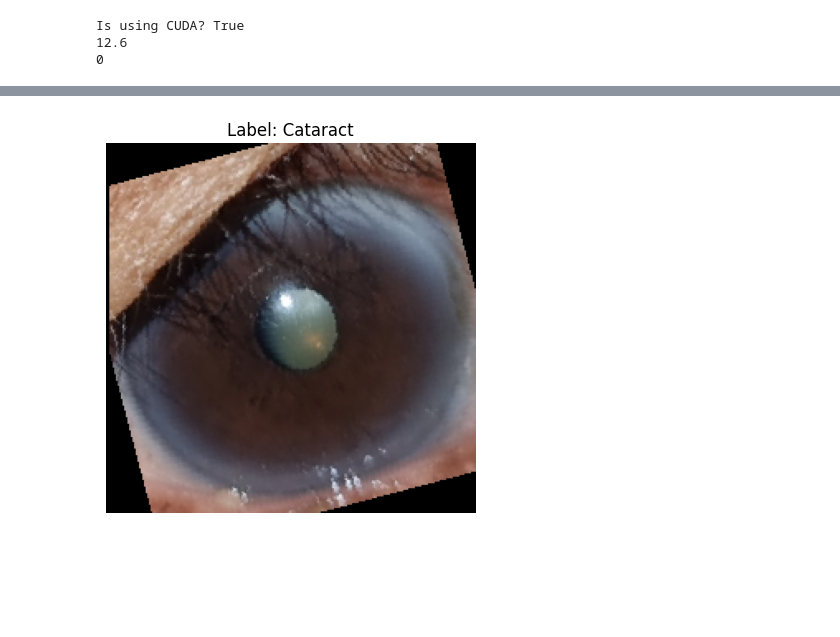
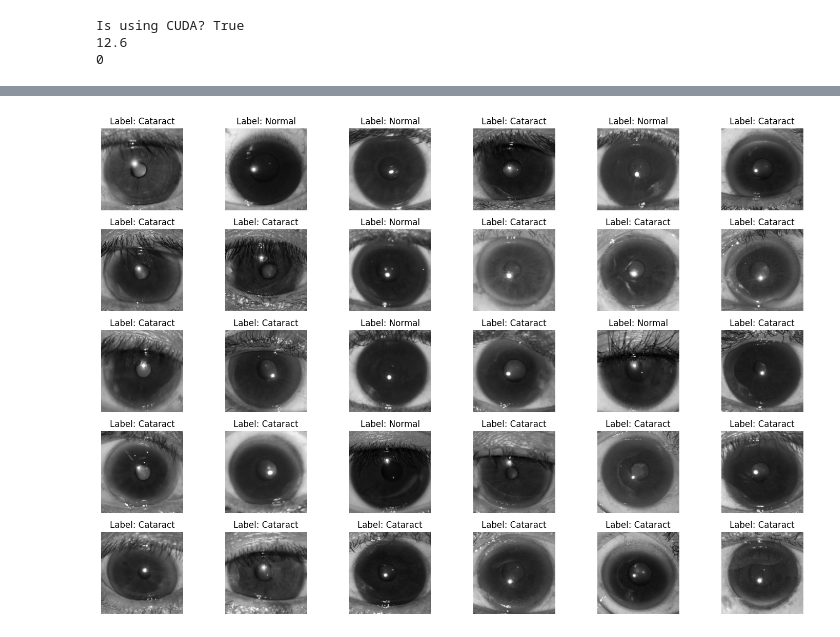
Before and after one commit to Aldiwildan77/cataract-classification, a Jupyter notebook: hyperparam.ipynb, the cells around one changed output, grey strips where cells are left out. Cells and saved outputs as stored; diff of their text form; code cells hidden in the pictures; blank space fills up the shorter version.

```diff
--- a/hyperparam.ipynb
+++ b/hyperparam.ipynb
@@ -65,34 +118,39 @@ Total samples: 1159, Train size: 811, Test size: 348
 # %%
 def denormalize(tensor, mean=None, std=None):
     if std is None:
-        std = [0.5, 0.5, 0.5]
+        std = [0.229, 0.224, 0.225]
     if mean is None:
-        mean = [0.5, 0.5, 0.5]
+        mean = [0.485, 0.456, 0.406]
     mean = torch.tensor(mean).view(3, 1, 1)
     std = torch.tensor(std).view(3, 1, 1)
     return tensor * std + mean  # Reverse normalization
 
 # Get a batch of images
 dataiter = iter(train_loader)
 images, labels = next(dataiter)
 
-# Select one image
-img = images[0]
-label = labels[0].item()
+nrows = 5
+ncols = 6
+fig, axes = plt.subplots(nrows=nrows, ncols=ncols, figsize=(15, 10))
 
-# Denormalize image
-img = denormalize(img)
+for i in range(nrows * ncols):
+    img = images[i]
+    label = labels[i].item()
 
-# Convert from Tensor (C, H, W) to NumPy (H, W, C)
-img = np.transpose(img.numpy(), (1, 2, 0))
+    img = denormalize(img)
+    img = np.transpose(img.numpy(), (1, 2, 0))
 
-# Plot the image
-plt.imshow(img)
-plt.title(f"Label: {class_labels[label]}")  # Display label
-plt.axis("off")
+    row = i // ncols
+    col = i % ncols
+
+    axes[row, col].imshow(img)
+    axes[row, col].set_title(f"Label: {class_labels[label]}")
+    axes[row, col].axis('off')
+
+plt.tight_layout()
 plt.show()
 # %% [output]
-[figure, old version]
+[figure, new version]
 # %%
 # Optuna Hyperparameter
 
```
Also changed, not shown: parts of 14 cells of this notebook, 5 other files.
